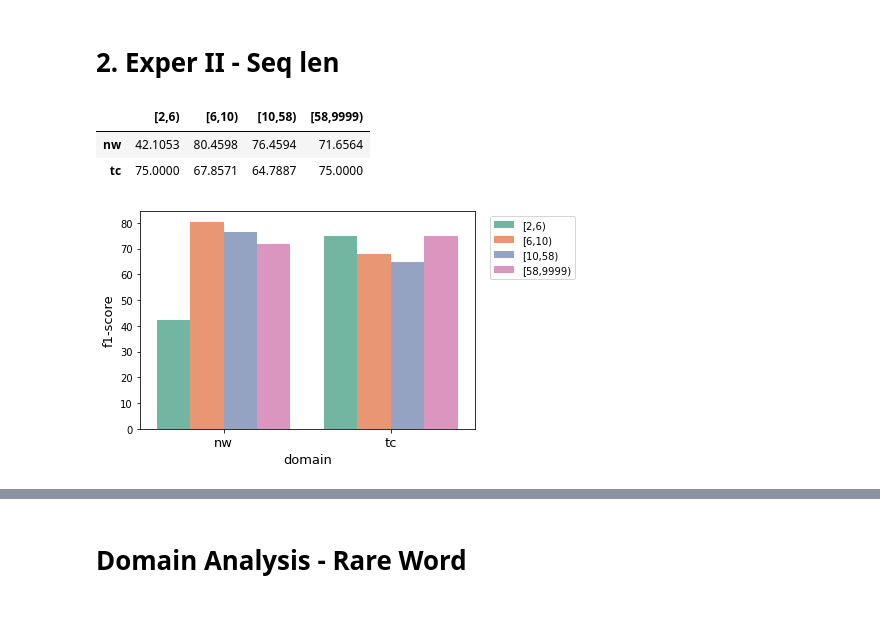
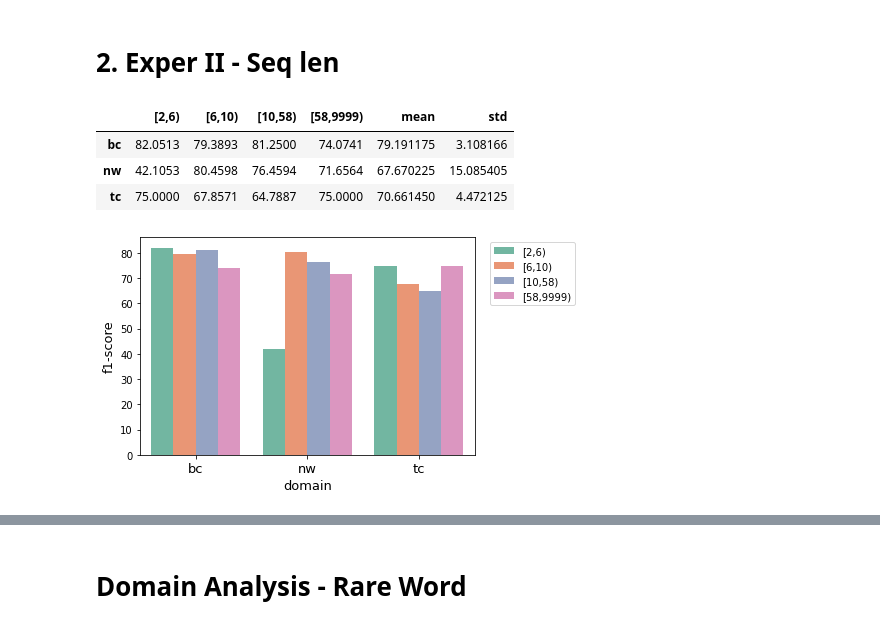
Before and after one commit to ixiaopan/NER_Tagger, a Jupyter notebook: corpus_profile.ipynb, the cells around one changed output, grey strips where cells are left out. Saved outputs shown, nothing was run; the diff lists cells and outputs as text; code cells hidden in the pictures.

```diff
--- a/corpus_profile.ipynb
+++ b/corpus_profile.ipynb
@@ -250,2 +274,0 @@ plt.show()
-# %%
-seq_len_range = [2, 6, 10, 58, 9999]
@@ -287,39 +275,52 @@ counts [0.42662177 0.25921659 0.31300957 0.00115207]
 # %% [markdown]
 # 2. Exper II - Seq len
 # %%
-def get_seq_len_f1_score(seq_len_range):
+def get_seq_len_f1_score(seq_len_range, mean=False):
     seq_len_f1 = []
-    domains = ['nw', 'tc']
+
+    domains = ['bc', 'nw', 'tc']
     for d in domains: # each domain
         metric_per_model = []
         for t in seq_len_range[:-1]:
             metric_per_model.append( read_score(model='mult', subset=d, subtype='test_sent_' + str(t)) )
+
+        if mean:
+            metric_per_model_new = np.array(metric_per_model)
+            metric_per_model.append(np.mean( metric_per_model_new[metric_per_model_new>0] ))
+            metric_per_model.append(np.std( metric_per_model_new[metric_per_model_new>0] ))
+
         seq_len_f1.append(metric_per_model)
 
     columns = [ '[{},{})'.format(v, seq_len_range[i+1]) for i, v in enumerate( seq_len_range[:-1] ) ]
+    if mean:
+        columns += ['mean', 'std']
+
     seq_len_f1 = pd.DataFrame(seq_len_f1, columns=columns, index=domains)
 
     return seq_len_f1
 
-def plot_seq_len_f1_score():
+
+def plot_seq_len_f1_score(seq_len_range):
     seq_len_f1_score = get_seq_len_f1_score(seq_len_range)
 
     seq_len_f1_score_verted = seq_len_f1_score.reset_index()
     seq_len_f1_score_verted = pd.melt(seq_len_f1_score_verted, id_vars=['index'])
     seq_len_f1_score_verted.columns = ['domain', 'seq_len', 'f1-score']
 
     fig, ax = plt.subplots(figsize=(6, 4))
     sns.barplot(x='domain', y='f1-score', hue='seq_len', data=seq_len_f1_score_verted, ax=ax)
     ax.legend(bbox_to_anchor=(1.03, 1), loc=2)
     ax.set_xlabel('domain', fontsize=13)
     ax.xaxis.set_tick_params(labelsize=13)
     ax.set_ylabel('f1-score', fontsize=13)
 
 
-plot_seq_len_f1_score()
-get_seq_len_f1_score(seq_len_range)
+seq_len_range = '2,6,10,58,9999'.split(',')
+plot_seq_len_f1_score(seq_len_range)
+get_seq_len_f1_score(seq_len_range, mean=True)
 # %% [output]
-|  | [2,6) | [6,10) | [10,58) | [58,9999) |
-| nw | 42.1053 | 80.4598 | 76.4594 | 71.6564 |
-| tc | 75.0000 | 67.8571 | 64.7887 | 75.0000 |
+|  | [2,6) | [6,10) | [10,58) | [58,9999) | mean | std |
+| bc | 82.0513 | 79.3893 | 81.2500 | 74.0741 | 79.191175 | 3.108166 |
+| nw | 42.1053 | 80.4598 | 76.4594 | 71.6564 | 67.670225 | 15.085405 |
+| tc | 75.0000 | 67.8571 | 64.7887 | 75.0000 | 70.661450 | 4.472125 |
-[figure, old version]
+[figure, new version]
```
Also changed, not shown: parts of 11 cells of this notebook, 2 other files.
